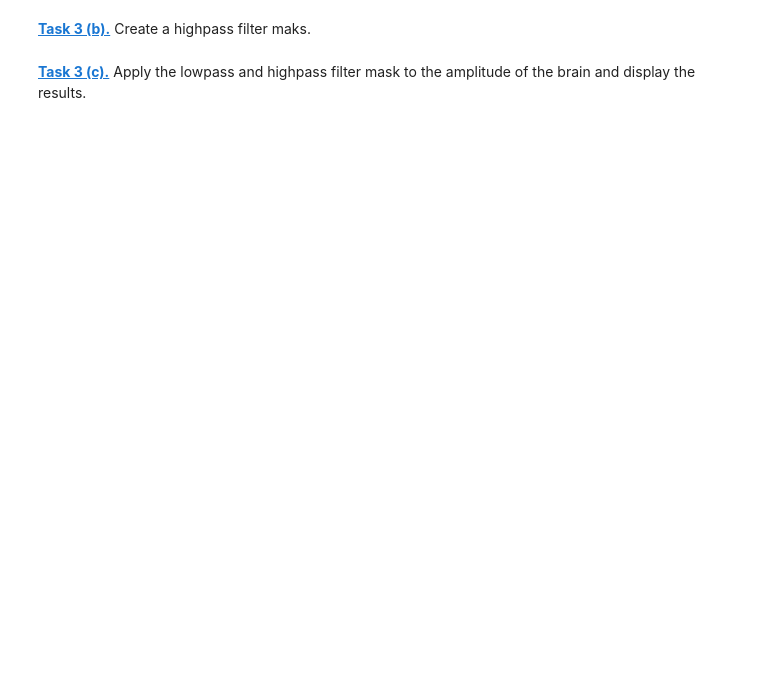
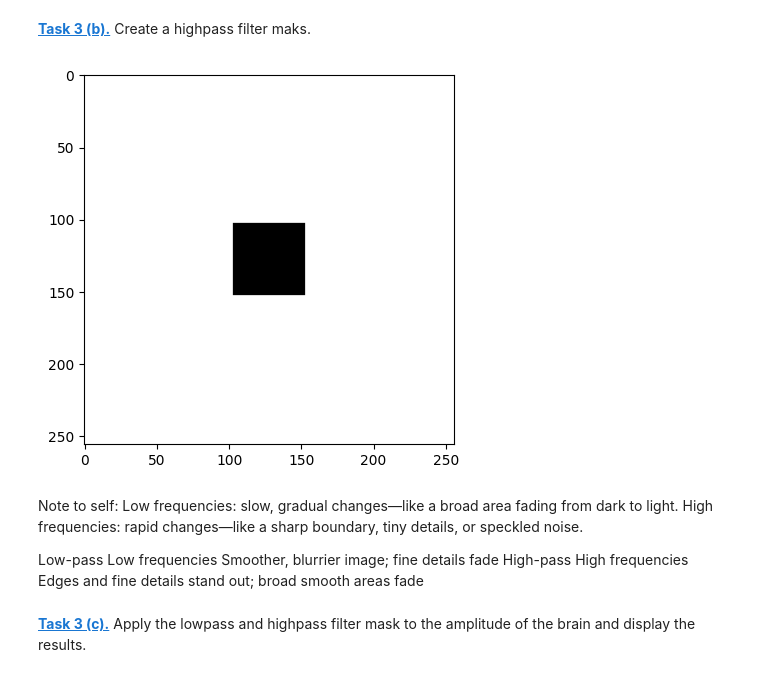
Before and after one commit to sedanep/mobifs5-python, a Jupyter notebook: fourier.ipynb, the cells around one changed output. Cells and saved outputs as stored; diff of their text form; code cells hidden in the pictures; blank space fills up the shorter version.

```diff
--- a/fourier.ipynb
+++ b/fourier.ipynb
@@ -141,4 +153,17 @@ filter_window_size = 50
 # %% [markdown]
 **[Task 3 (b).]()** Create a highpass filter maks.
+# %%
+high_pass = 1 - mask
+plt.imshow(high_pass, cmap='gray')
+plt.show()
+# %% [output]
+[figure, added]
+# %% [markdown]
+Note to self: Low frequencies: slow, gradual changes—like a broad area fading from dark to light.
+High frequencies: rapid changes—like a sharp boundary, tiny details, or speckled noise.
+
+
+Low-pass	Low frequencies	Smoother, blurrier image; fine details fade
+High-pass	High frequencies	Edges and fine details stand out; broad smooth areas fade
 # %% [markdown]
 **[Task 3 (c).]()** Apply the lowpass and highpass filter mask to the amplitude of the brain and display the results.
```
Also changed, not shown: parts of 10 cells of this notebook.
